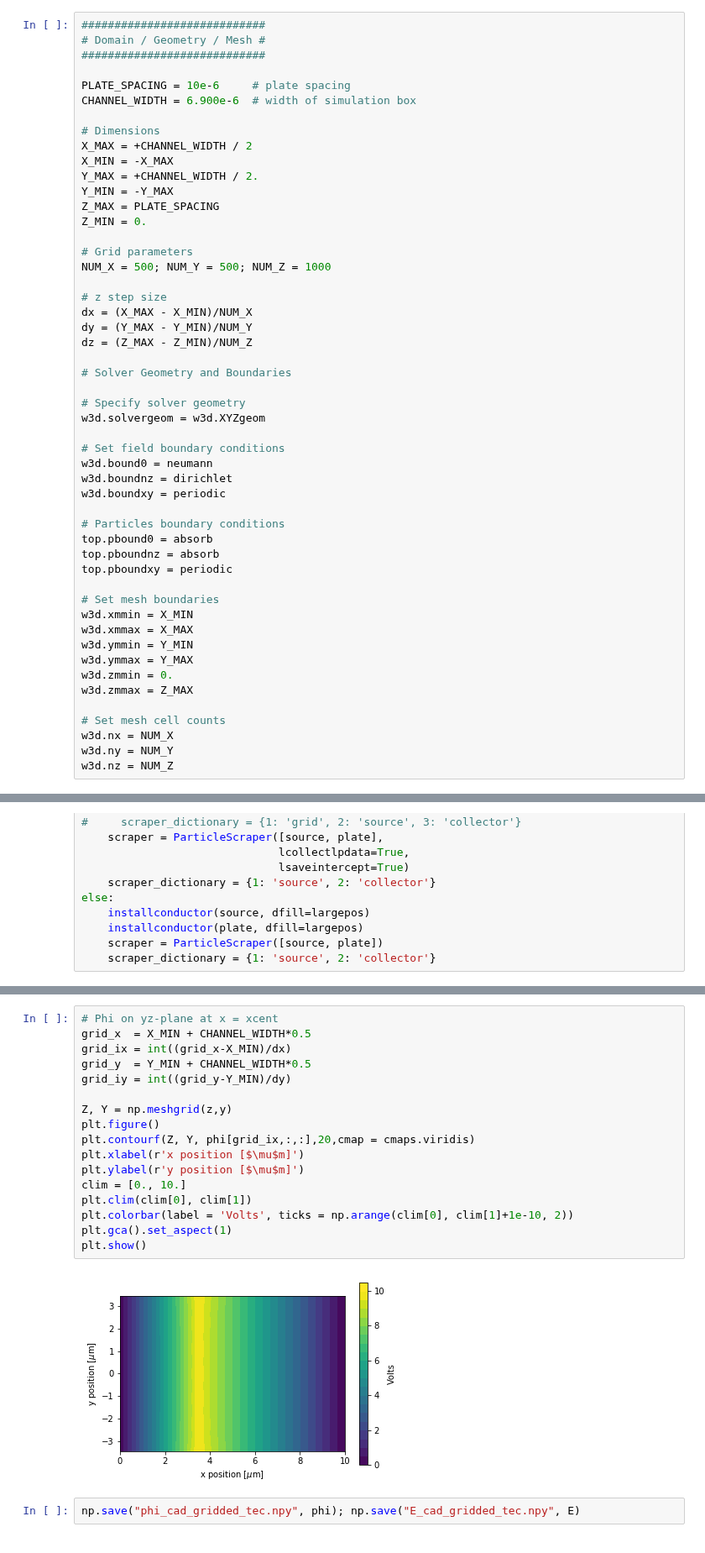
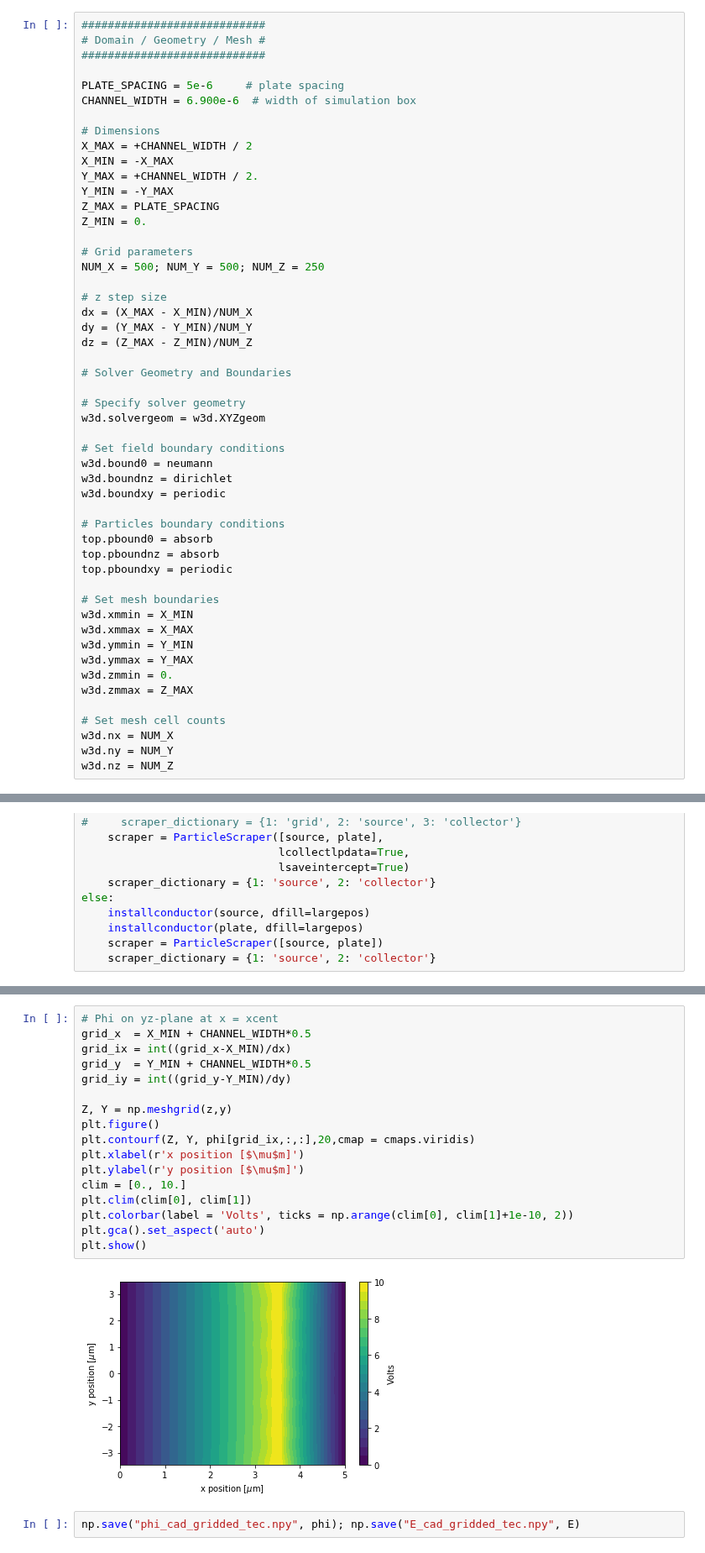
Before and after one commit to radiasoft/rswarp, a Jupyter notebook: examples/stlconductor/field_solver_test/simple_stl_tec_grid.ipynb, the cells around one changed output, grey strips where cells are left out. Shown at 84% size. Drawn from its saved outputs; the diff is of its cells as text.

```diff
--- a/examples/stlconductor/field_solver_test/simple_stl_tec_grid.ipynb
+++ b/examples/stlconductor/field_solver_test/simple_stl_tec_grid.ipynb
@@ -57,7 +68,7 @@ m = m_e  # electron mass
 # Domain / Geometry / Mesh #
 ############################
 
-PLATE_SPACING = 10e-6     # plate spacing
+PLATE_SPACING = 5e-6     # plate spacing
 CHANNEL_WIDTH = 6.900e-6  # width of simulation box
 
 # Dimensions
@@ -69,7 +80,7 @@ Z_MAX = PLATE_SPACING
 Z_MIN = 0.
 
 # Grid parameters
-NUM_X = 500; NUM_Y = 500; NUM_Z = 1000
+NUM_X = 500; NUM_Y = 500; NUM_Z = 250
 
 # z step size
 dx = (X_MAX - X_MIN)/NUM_X
@@ -296,21 +316,21 @@ plt.savefig(ofile_prefix+"_efield.png", dpi=200)
 # %%
 # Phi on yz-plane at x = xcent
 grid_x  = X_MIN + CHANNEL_WIDTH*0.5
 grid_ix = int((grid_x-X_MIN)/dx)
 grid_y  = Y_MIN + CHANNEL_WIDTH*0.5
 grid_iy = int((grid_y-Y_MIN)/dy)
 
 Z, Y = np.meshgrid(z,y)
 plt.figure()
 plt.contourf(Z, Y, phi[grid_ix,:,:],20,cmap = cmaps.viridis)
 plt.xlabel(r'x position [$\mu$m]')
 plt.ylabel(r'y position [$\mu$m]')
 clim = [0., 10.]
 plt.clim(clim[0], clim[1])
 plt.colorbar(label = 'Volts', ticks = np.arange(clim[0], clim[1]+1e-10, 2))
-plt.gca().set_aspect(1)
+plt.gca().set_aspect('auto')
 plt.show()
 # %% [output]
-[figure, old version]
+[figure, new version]
 # %%
 np.save("phi_cad_gridded_tec.npy", phi); np.save("E_cad_gridded_tec.npy", E)
```
Also changed, not shown: parts of 7 cells of this notebook.
